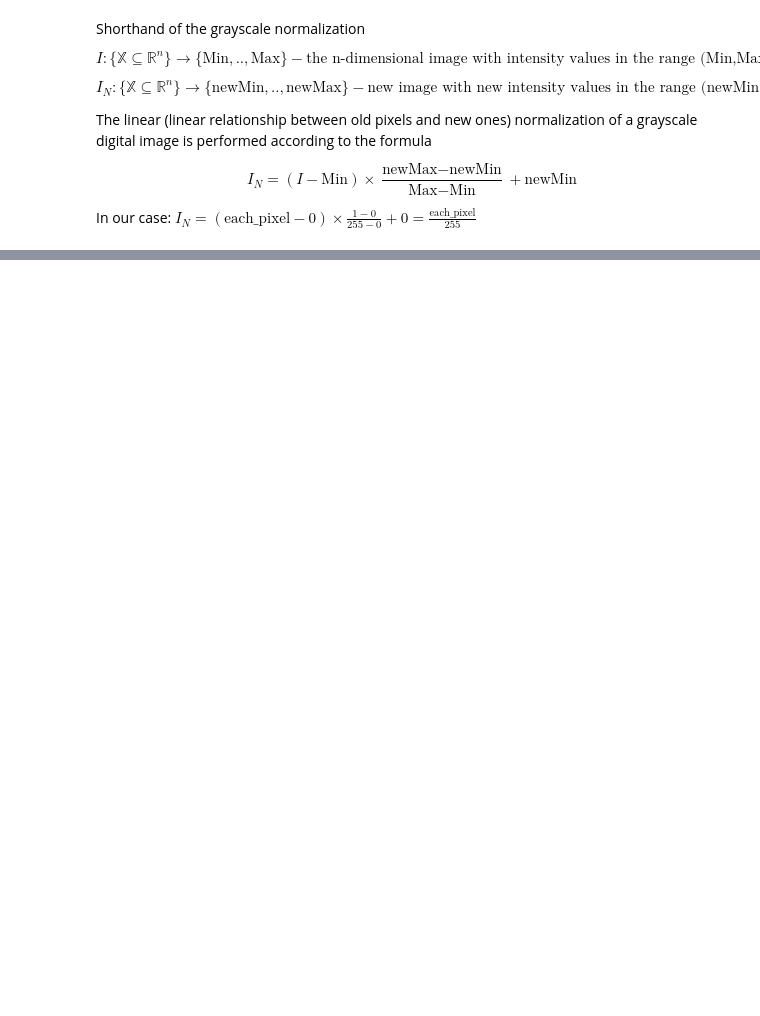
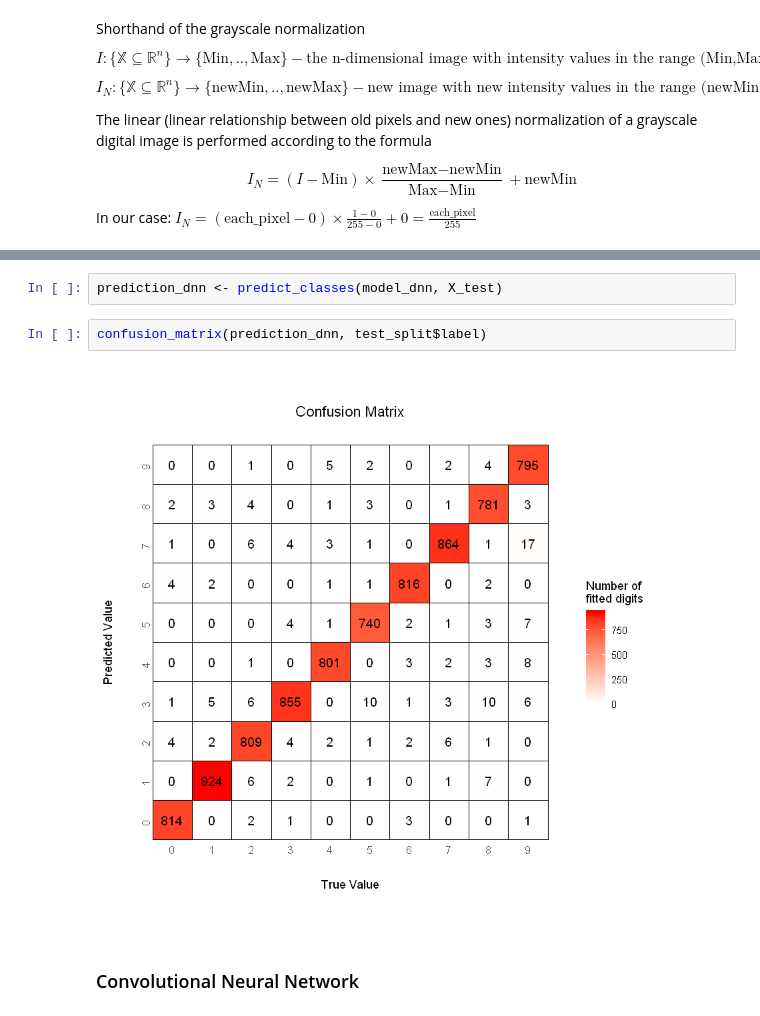
Before and after one commit to JuiceFV/Kaggle, a Jupyter notebook: Digit Recognizer/Solution.ipynb, the cells around one changed output, grey strips where cells are left out. Cells and saved outputs as stored; diff of their text form; blank space fills up the shorter version.

```diff
--- a/Digit Recognizer/Solution.ipynb
+++ b/Digit Recognizer/Solution.ipynb
@@ -621,0 +732,8 @@ ERROR: Error in py_get_attr_impl(x, name, silent): AttributeError: module 'tenso
+# %%
+prediction_dnn <- predict_classes(model_dnn, X_test)
+# %%
+confusion_matrix(prediction_dnn, test_split$label)
+# %% [output]
+[figure, added]
+# %% [markdown]
+### Convolutional Neural Network
```
Also changed, not shown: parts of 21 cells of this notebook.
